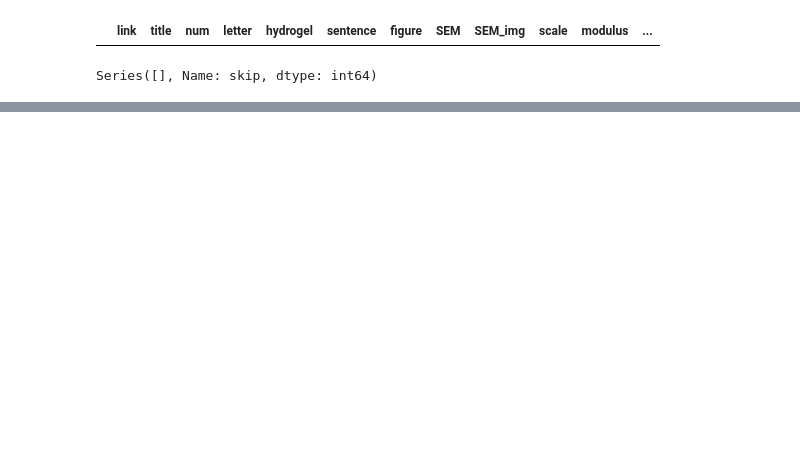
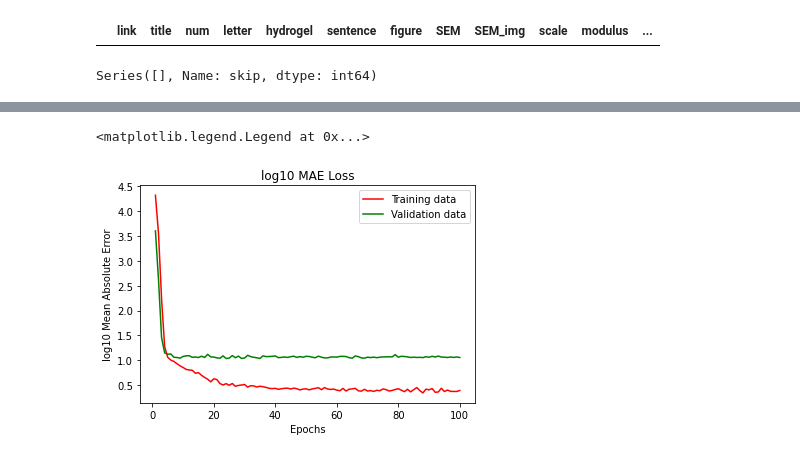
Before and after one commit to brandonho667/sempro-model, a Jupyter notebook: SEM data.ipynb, the cells around one changed output, grey strips where cells are left out. Saved outputs shown, nothing was run; the diff lists cells and outputs as text; code cells hidden in the pictures; blank space fills up the shorter version.

```diff
--- a/SEM data.ipynb
+++ b/SEM data.ipynb
@@ -237,2 +279,10 @@ Length: 818
+# %%
+batch_size = 10
+train_loader = DataLoader(train_data, batch_size=batch_size,
+                          shuffle=True, num_workers=0, persistent_workers=False)
+val_loader = DataLoader(val_data, batch_size=batch_size*4,
+                          shuffle=False, num_workers=0, persistent_workers=False)
+test_loader = DataLoader(test_data, batch_size=batch_size*4,
+                          shuffle=False, num_workers=0, persistent_workers=False)
 # %%
 resolution = []
@@ -267,0 +382,15 @@ Largest resolution is (2086, 1869)
+# %%
+model = SEMPro_resNext()
+optimizer = torch.optim.AdamW(model.parameters(), lr=5e-6, weight_decay = 0.02)
+criterion = torch.nn.L1Loss()
+scheduler = torch.optim.lr_scheduler.StepLR(optimizer, 20,gamma=0.5)
+device = torch.device("cuda" if torch.cuda.is_available() else "cpu")
+print(f"Running on {device}")
+model.to(device)
+criterion.to(device)
+print(model)
+# 1/0
+# print(semdata.__getitem__(615))
+# model.eval()
+# print(model.forward(semdata.__getitem__(615)[0].unsqueeze(0).to(device)))
+# model.train()
@@ -267,0 +544,11 @@ Largest resolution is (2086, 1869)
+# %%
+plt.figure()
+plt.plot(range(1,101),train_mae_loss_list,'-r',label="Training data")
+plt.plot(range(1,101),val_mae_loss_list,'-g',label="Validation data")
+plt.gca().set_xlabel("Epochs")
+plt.gca().set_ylabel("log10 Mean Absolute Error")
+plt.gca().set_title("log10 MAE Loss")
+plt.legend()
+# %% [output]
+<matplotlib.legend.Legend at 0x...>
+[figure, added]
```
Also changed, not shown: parts of 31 cells of this notebook.
